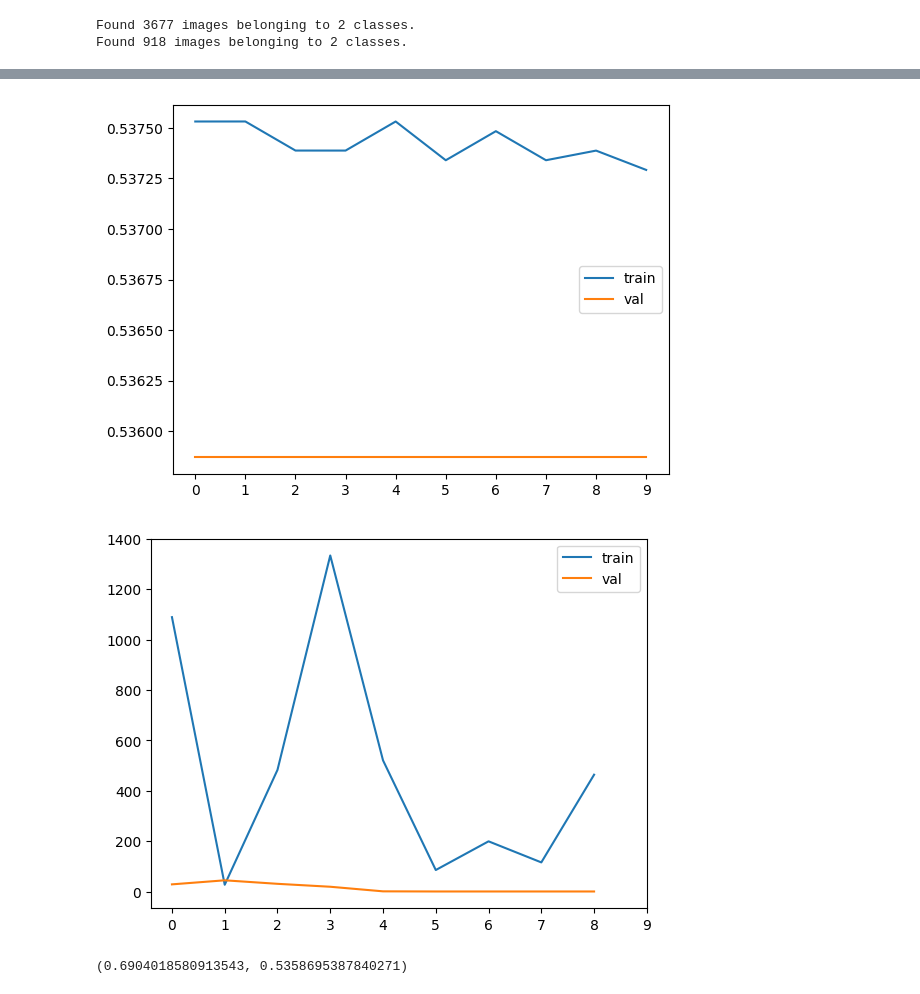
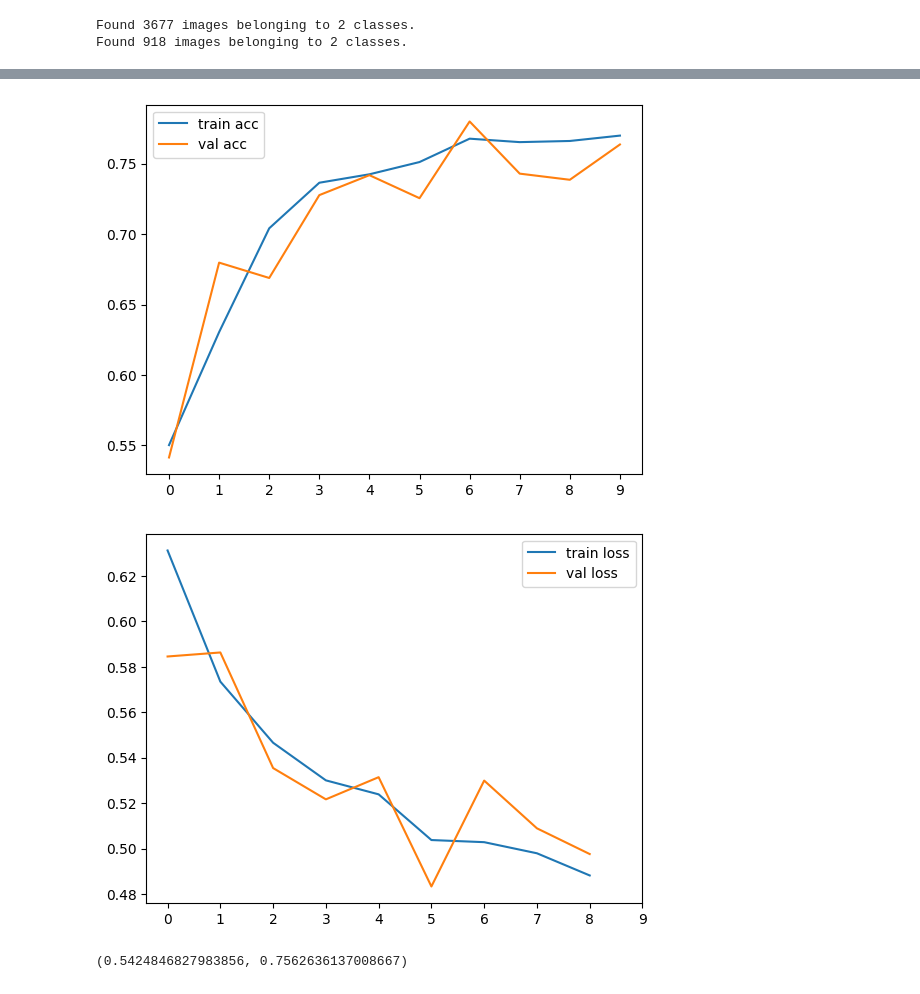
Before and after one commit to gkumarg/BeeVsWasp, a Jupyter notebook: Bee_vs_Wasp_MLZoomcamp_HW8.ipynb, the cells around one changed output, grey strips where cells are left out. Saved outputs shown, nothing was run; the diff lists cells and outputs as text; code cells hidden in the pictures.

```diff
--- a/Bee_vs_Wasp_MLZoomcamp_HW8.ipynb
+++ b/Bee_vs_Wasp_MLZoomcamp_HW8.ipynb
@@ -514,0 +500,5 @@ Epoch 10/10
+# %%
+model = get_model()
+opt = tf.keras.optimizers.legacy.SGD(learning_rate=0.002, momentum=0.8)
+model.compile(optimizer=opt, loss='binary_crossentropy', metrics=['accuracy'])
+history = model.fit(train_ds, epochs=10, validation_data=test_ds)
@@ -515,23 +526,23 @@ Epoch 10/10
 # %%
-plt.plot(history.history['accuracy'], label='train')
-plt.plot(history.history['val_accuracy'], label='val')
+plt.plot(history.history['accuracy'], label='train acc')
+plt.plot(history.history['val_accuracy'], label='val acc')
 plt.xticks(np.arange(10))
 plt.legend()
 plt.show()
 # %% [output]
-[figure, old version]
+[figure, new version]
 # %%
-plt.plot(history.history['loss'][1:], label='train')
-plt.plot(history.history['val_loss'][1:], label='val')
+plt.plot(history.history['loss'][1:], label='train loss')
+plt.plot(history.history['val_loss'][1:], label='val loss')
 plt.xticks(np.arange(10))
 plt.legend()
 plt.show()
 # %% [output]
-[figure, old version]
+[figure, new version]
 # %%
 np.mean(history.history['val_loss']), np.mean(history.history['val_accuracy'][6:10])
 # %% [output]
-(0.6904018580913543, 0.5358695387840271)
+(0.5424846827983856, 0.7562636137008667)
 # %% [markdown]
 ### Question 5
 
```
Also changed, not shown: parts of 20 cells of this notebook.
